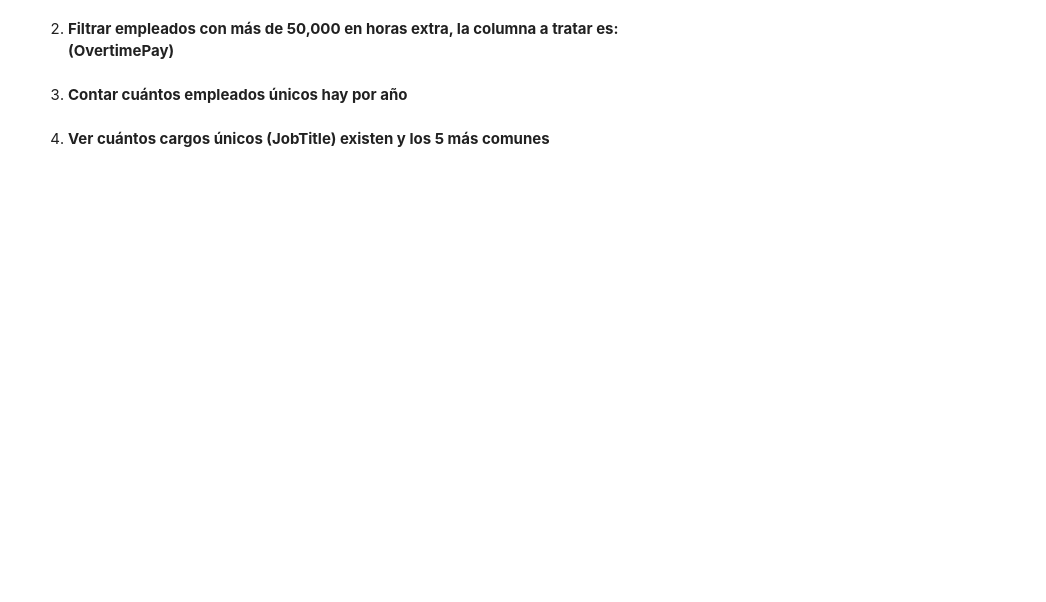
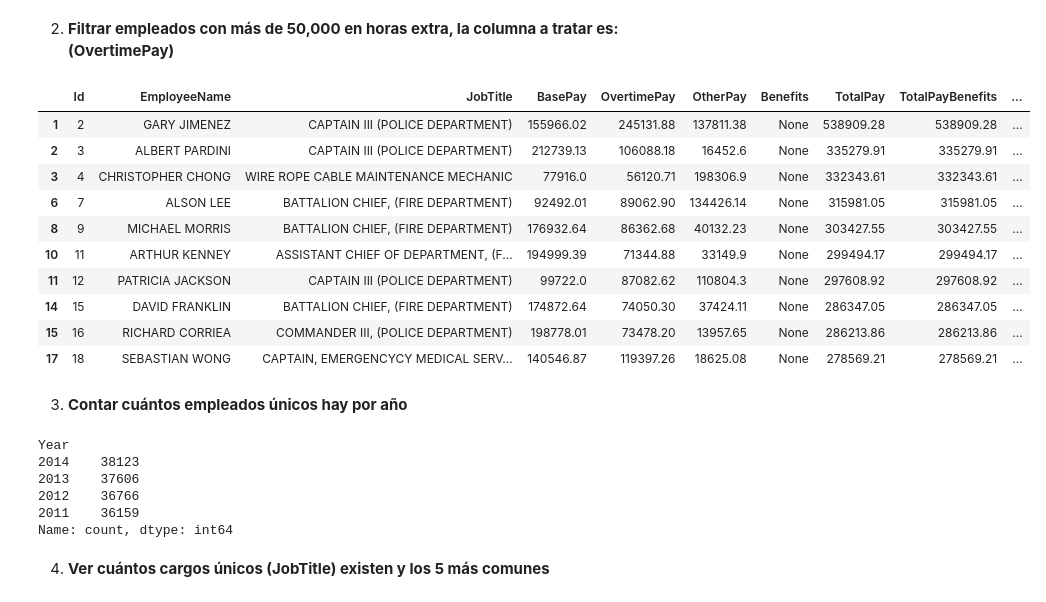
Before and after one commit to geraLv/pandas_df_tlp3_Gerardo_Vega, a Jupyter notebook: actividad_df.ipynb, the cells around one changed output. Cells and saved outputs as stored; diff of their text form; code cells hidden in the pictures; blank space fills up the shorter version.

```diff
--- a/actividad_df.ipynb
+++ b/actividad_df.ipynb
@@ -53,10 +49,42 @@ df_top_salarios
 2. **Filtrar empleados con más de 50,000 en horas extra, la columna a tratar es: (OvertimePay)**
 # %%
 #todo
+#Renplaza los valores "Not Provided" por "nan",
+#para poder pasar la columna a float
+df["OvertimePay"] = df["OvertimePay"].replace("Not Provided", np.nan)
+
+#Combierte la columna "OvertimePay" a float
+df["OvertimePay"] = df["OvertimePay"].astype(float)
+
+#Muestra solo los empleados con más de 50000 horas extra
+df_horas_extra = df[df["OvertimePay"] > 50000]
+df_horas_extra.head(10)
+# %% [output]
+|  | Id | EmployeeName | JobTitle | BasePay | OvertimePay | OtherPay | Benefits | TotalPay | TotalPayBenefits | ... |
+| 1 | 2 | GARY JIMENEZ | CAPTAIN III (POLICE DEPARTMENT) | 155966.02 | 245131.88 | 137811.38 | None | 538909.28 | 538909.28 | ... |
+| 2 | 3 | ALBERT PARDINI | CAPTAIN III (POLICE DEPARTMENT) | 212739.13 | 106088.18 | 16452.6 | None | 335279.91 | 335279.91 | ... |
+| 3 | 4 | CHRISTOPHER CHONG | WIRE ROPE CABLE MAINTENANCE MECHANIC | 77916.0 | 56120.71 | 198306.9 | None | 332343.61 | 332343.61 | ... |
+| 6 | 7 | ALSON LEE | BATTALION CHIEF, (FIRE DEPARTMENT) | 92492.01 | 89062.90 | 134426.14 | None | 315981.05 | 315981.05 | ... |
+| 8 | 9 | MICHAEL MORRIS | BATTALION CHIEF, (FIRE DEPARTMENT) | 176932.64 | 86362.68 | 40132.23 | None | 303427.55 | 303427.55 | ... |
+| 10 | 11 | ARTHUR KENNEY | ASSISTANT CHIEF OF DEPARTMENT, (F... | 194999.39 | 71344.88 | 33149.9 | None | 299494.17 | 299494.17 | ... |
+| 11 | 12 | PATRICIA JACKSON | CAPTAIN III (POLICE DEPARTMENT) | 99722.0 | 87082.62 | 110804.3 | None | 297608.92 | 297608.92 | ... |
+| 14 | 15 | DAVID FRANKLIN | BATTALION CHIEF, (FIRE DEPARTMENT) | 174872.64 | 74050.30 | 37424.11 | None | 286347.05 | 286347.05 | ... |
+| 15 | 16 | RICHARD CORRIEA | COMMANDER III, (POLICE DEPARTMENT) | 198778.01 | 73478.20 | 13957.65 | None | 286213.86 | 286213.86 | ... |
+| 17 | 18 | SEBASTIAN WONG | CAPTAIN, EMERGENCYCY MEDICAL SERV... | 140546.87 | 119397.26 | 18625.08 | None | 278569.21 | 278569.21 | ... |
 # %% [markdown]
 3. **Contar cuántos empleados únicos hay por año**
 # %%
 #todo
+#No entendi la consigna
+df_empleados_año = df["Year"].value_counts()
+df_empleados_año
+# %% [output]
+Year
+2014    38123
+2013    37606
+2012    36766
+2011    36159
+Name: count, dtype: int64
 # %% [markdown]
 4. **Ver cuántos cargos únicos (JobTitle) existen y los 5 más comunes**
 # %%
```
Also changed, not shown: parts of 4 cells of this notebook, 1 other file.
